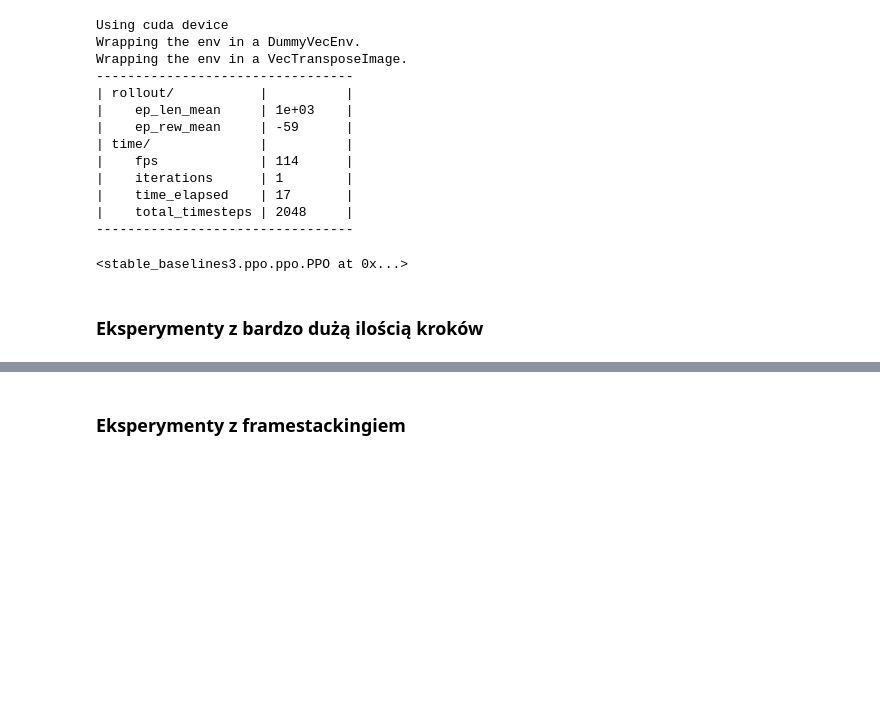
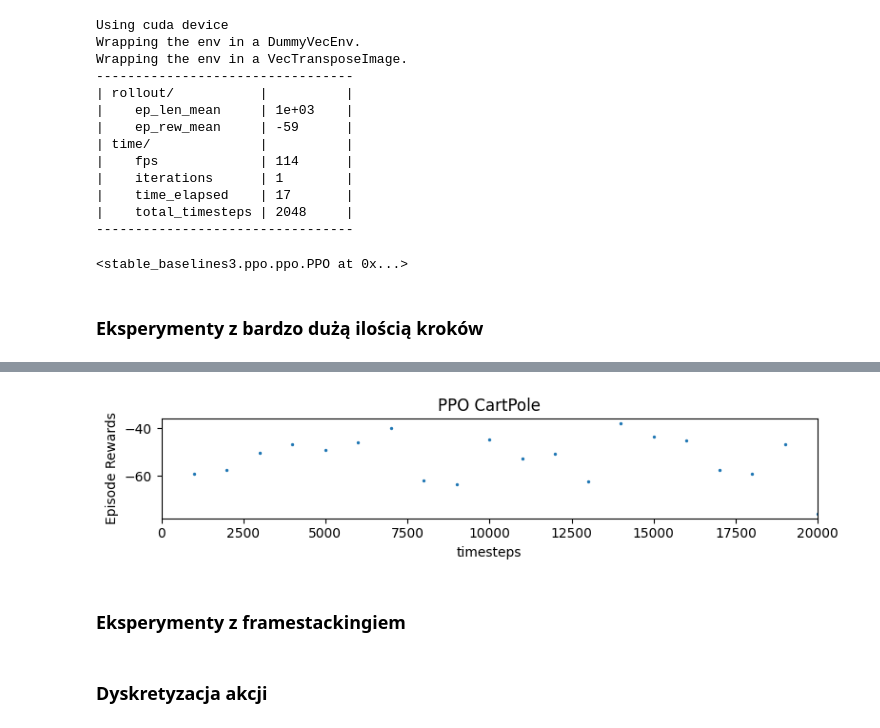
Before and after one commit to KlimaJaroslaw/InteligencjaObliczeniowa, a Jupyter notebook: proj03/proj3.ipynb, the cells around one changed output, grey strips where cells are left out. Drawn from its saved outputs; the diff is of its cells as text; code cells hidden in the pictures; blank space fills up the shorter version.

```diff
--- a/proj03/proj3.ipynb
+++ b/proj03/proj3.ipynb
@@ -188,3 +190,11 @@ Wrapping the env in a VecTransposeImage.
+# %%
+import matplotlib.pyplot as plt
+from stable_baselines3.common.results_plotter import plot_results
+from stable_baselines3.common import results_plotter
+plot_results([log_dir], 20_000, results_plotter.X_TIMESTEPS, "PPO CartPole")
+plt.show()
+# %% [output]
+[figure, added]
 # %% [markdown]
 ### Eksperymenty z framestackingiem
 # %%
@@ -198,2 +209,4 @@ env_car = VecFrameStack(env_car, n_stack=4)
 model_car.learn(total_timesteps=1000)
 run_model(model_car)
+# %% [markdown]
+### Dyskretyzacja akcji
```
Also changed, not shown: parts of 9 cells of this notebook, 3 other files.
